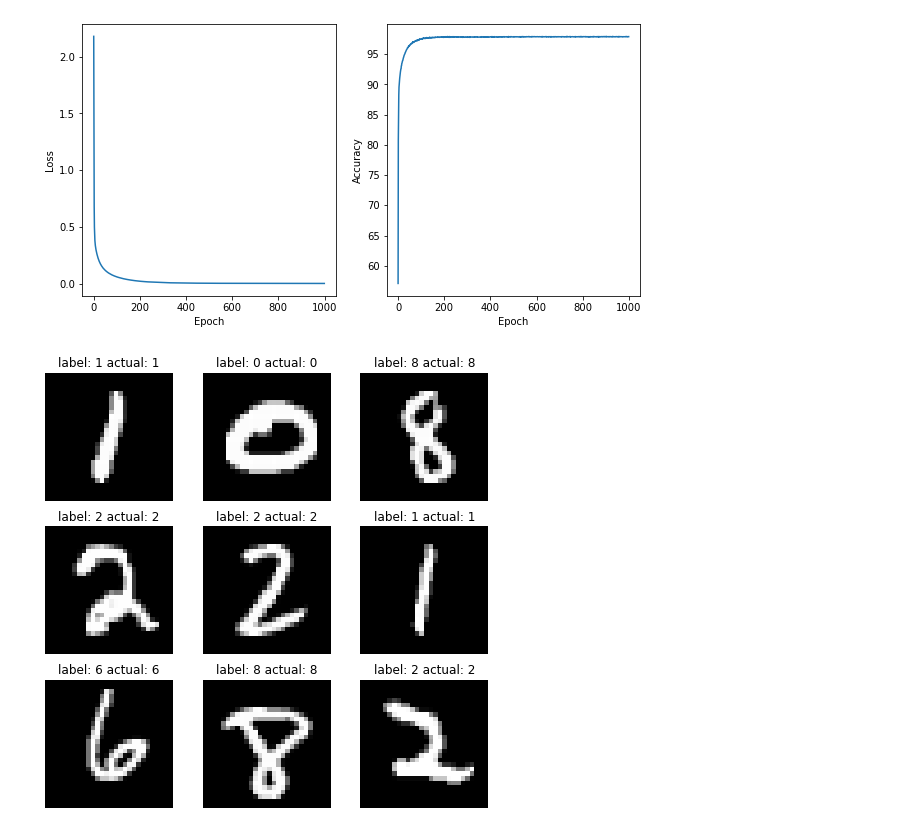
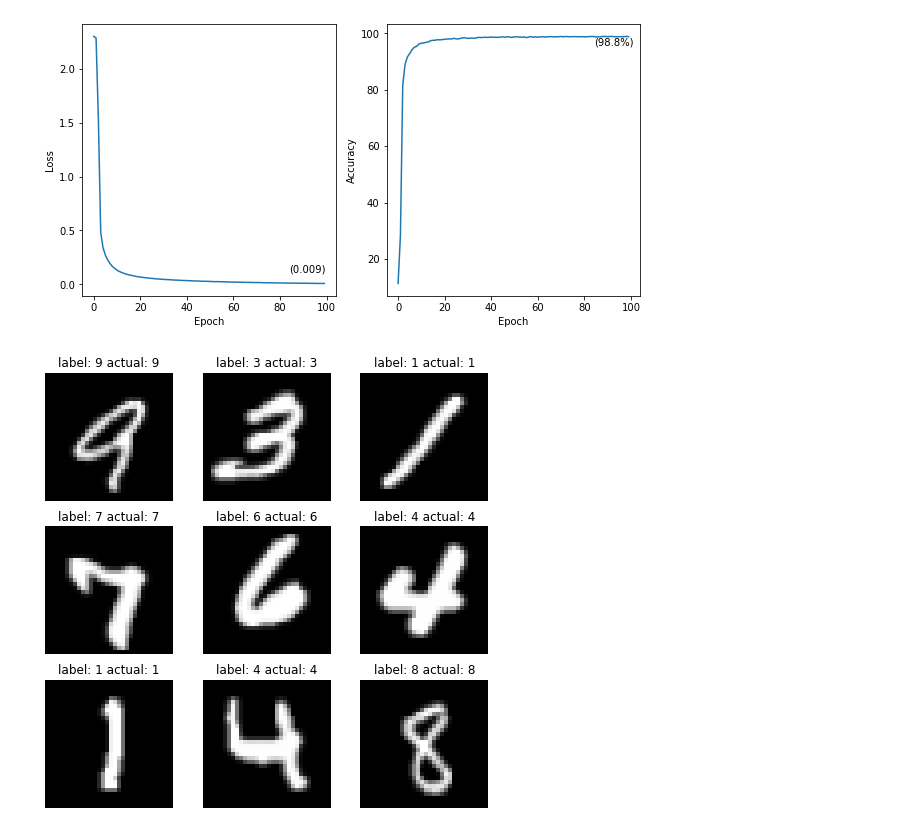
Before and after one commit to LimePencil/MNIST, a Jupyter notebook: MNIST_project/LeNet-5/train.ipynb, the cells around one changed output. Cells and saved outputs as stored; diff of their text form; code cells hidden in the pictures.

```diff
--- a/MNIST_project/train.ipynb
+++ b/MNIST_project/LeNet-5/train.ipynb
@@ -29,27 +73,27 @@ class n_net(nn.Module):
 USE_CUDA = torch.cuda.is_available()
 device = torch.device("cuda" if USE_CUDA else "cpu")
 # %%
-DOWNLOAD_ROOT = 'MNIST_data/'
+DOWNLOAD_ROOT = os.path.join(os.pardir,"MNIST_data")
 
-dataset_1 = datasets.MNIST(root=DOWNLOAD_ROOT,train=True,transform=transforms.ToTensor(),download=True)
-dataset_2 = datasets.MNIST(root=DOWNLOAD_ROOT,train=False,transform=transforms.ToTensor(),download=True)
+dataset_1 = datasets.MNIST(root=DOWNLOAD_ROOT,train=True,transform=transforms.Compose([transforms.Resize((32,32)),transforms.ToTensor()]),download=True)
+dataset_2 = datasets.MNIST(root=DOWNLOAD_ROOT,train=False,transform=transforms.Compose([transforms.Resize((32,32)),transforms.ToTensor()]),download=True)
 # %%
 BATCH_SIZE = 128
 dataset_1_loader = DataLoader(dataset_1, batch_size=BATCH_SIZE, shuffle=True,drop_last=True)
 dataset_2_loader = DataLoader(dataset_2, batch_size=BATCH_SIZE, shuffle=True,drop_last=True)
 # %%
-LOAD = True
+LOAD = False
 LEARNING_RATE = 0.01
 SEED = 7777
 torch.manual_seed(SEED)
 if device == 'cuda':
     torch.cuda.manual_seed_all(SEED)
-model = n_net()
+model = LeNet_5()
 model.zero_grad()
 loss_function = nn.CrossEntropyLoss()
 optimizer = optim.SGD(model.parameters(),lr=LEARNING_RATE)
 TOTAL_BATCH = len(dataset_1_loader)
-EPOCHS = 1000
+EPOCHS = 100
 loss_list = []
 accuracy_list = []
 epoch = 0
@@ -67,7 +111,6 @@ if LOAD:
 while epoch < EPOCHS:
     cost = 0
     for image, label in dataset_1_loader:
-        image = image.reshape(BATCH_SIZE,784)
         optimizer.zero_grad()
         predicted = model.forward(image)
         loss = loss_function(predicted,label)
@@ -78,7 +121,6 @@ while epoch < EPOCHS:
         total = 0
         correct = 0
         for image, label in dataset_2_loader:
-            image = image.reshape(BATCH_SIZE,784)
             out = model(image)
             _,predict = torch.max(out.data, 1)
             total += label.size(0)
@@ -98,27 +158,31 @@ plt.figure(figsize=(10,5))
 plt.subplot(1,2,1)
 plt.xlabel('Epoch')
 plt.ylabel('Loss')
+plt.text(EPOCHS-1-15,loss_list[-1]+0.1,'({:.3f})'.format(loss_list[-1]))
 plt.plot(np.arange(0,EPOCHS),loss_list)
 plt.subplot(1,2,2)
 plt.xlabel('Epoch')
 plt.ylabel('Accuracy')
+plt.text(EPOCHS-1-15,accuracy_list[-1]-3,'({:.1f}%)'.format(accuracy_list[-1]))
 plt.plot(np.arange(0,EPOCHS), accuracy_list)
+plt.savefig('graph.png',facecolor = 'w')
 plt.show()
 # %% [output]
-[figure, old version]
+[figure, new version]
 # %%
 figure = plt.figure(figsize=(8, 8))
 cols, rows = 3, 3
 for i in range(1, cols * rows + 1):
     sample_idx = torch.randint(len(dataset_2), size=(1,)).item()
     img, label = dataset_2[sample_idx]
-    image = img.reshape(1,784)
     figure.add_subplot(rows, cols, i)
-    out = model(image)
+    img = torch.unsqueeze(img,0)
+    out = model(img)
     _,predict = torch.max(out.data, 1)
     plt.title("label: {} actual: {}".format(label,predict.item()))
     plt.axis("off")
     plt.imshow(img.squeeze(), cmap="gray")
+    plt.savefig('output.png',facecolor = 'w')
 plt.show()
 # %% [output]
-[figure, old version]
+[figure, new version]
```
Also changed, not shown: parts of 4 cells of this notebook, 10 other files.
